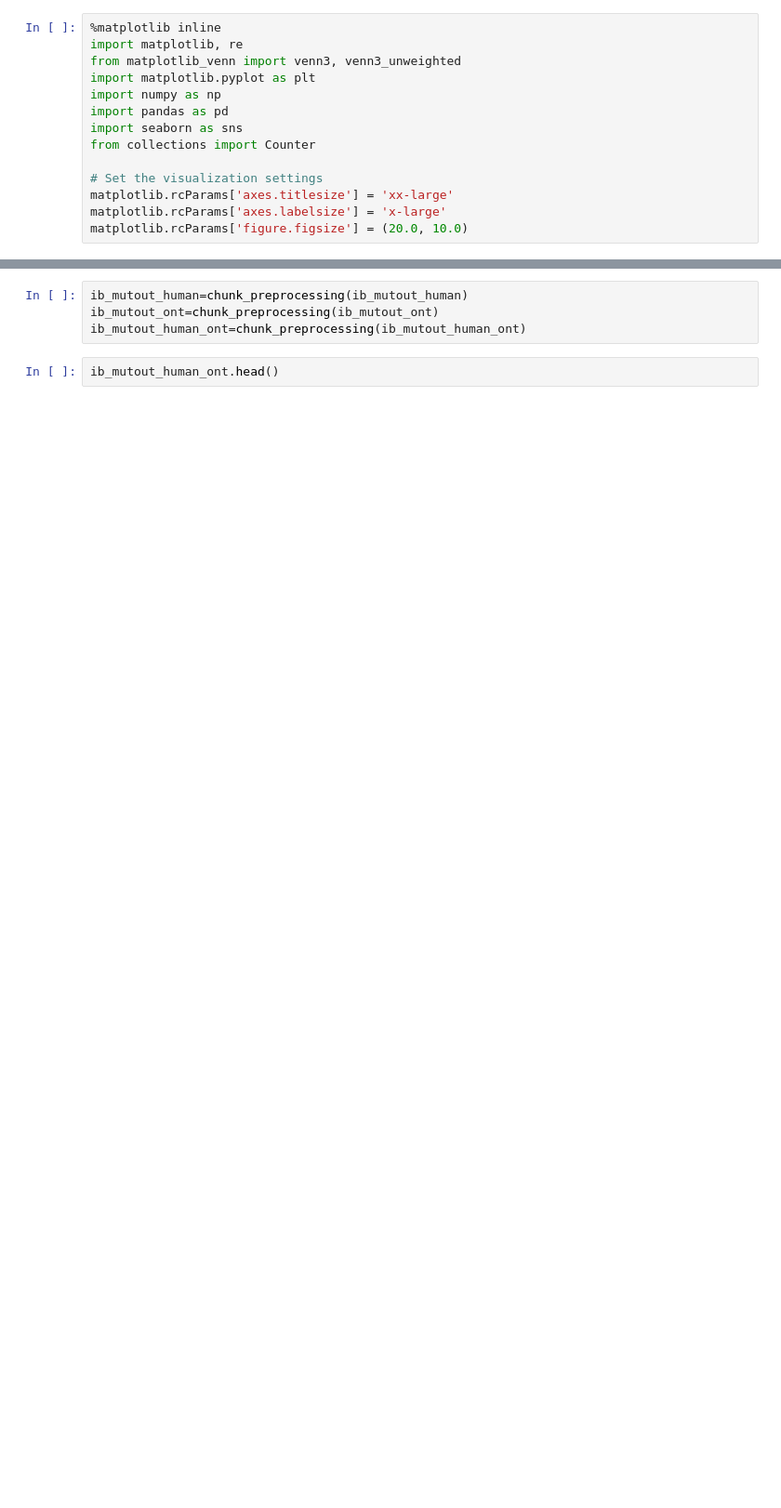
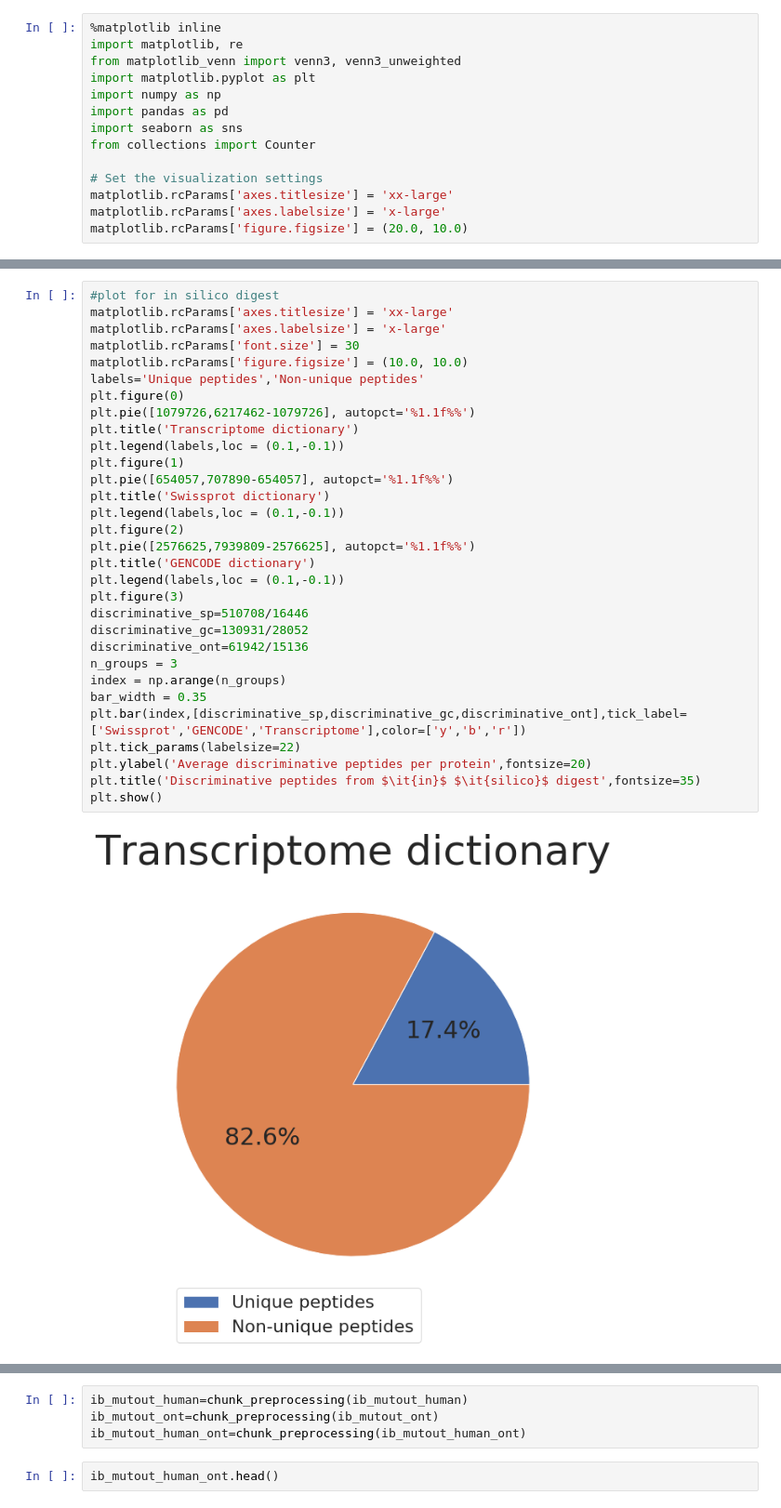
Before and after one commit to cmbi/NA12878-saav-detection, a Jupyter notebook: spectral_search_output_analysis/notebooks/ionbot_analysis.ipynb, the cells around one changed output, grey strips where cells are left out. Shown at 93% size. Drawn from its saved outputs; the diff is of its cells as text; blank space fills up the shorter version.

```diff
--- a/spectral_search_output_analysis/notebooks/ionbot_analysis.ipynb
+++ b/spectral_search_output_analysis/notebooks/ionbot_analysis.ipynb
@@ -14,0 +90,33 @@ matplotlib.rcParams['figure.figsize'] = (20.0, 10.0)
+# %%
+#plot for in silico digest
+matplotlib.rcParams['axes.titlesize'] = 'xx-large'
+matplotlib.rcParams['axes.labelsize'] = 'x-large'
+matplotlib.rcParams['font.size'] = 30
+matplotlib.rcParams['figure.figsize'] = (10.0, 10.0)
+labels='Unique peptides','Non-unique peptides'
+plt.figure(0)
+plt.pie([1079726,6217462-1079726], autopct='%1.1f%%')
+plt.title('Transcriptome dictionary')
+plt.legend(labels,loc = (0.1,-0.1))
+plt.figure(1)
+plt.pie([654057,707890-654057], autopct='%1.1f%%')
+plt.title('Swissprot dictionary')
+plt.legend(labels,loc = (0.1,-0.1))
+plt.figure(2)
+plt.pie([2576625,7939809-2576625], autopct='%1.1f%%')
+plt.title('GENCODE dictionary')
+plt.legend(labels,loc = (0.1,-0.1))
+plt.figure(3)
+discriminative_sp=510708/16446
+discriminative_gc=130931/28052
+discriminative_ont=61942/15136
+n_groups = 3
+index = np.arange(n_groups)
+bar_width = 0.35
+plt.bar(index,[discriminative_sp,discriminative_gc,discriminative_ont],tick_label=['Swissprot','GENCODE','Transcriptome'],color=['y','b','r'])
+plt.tick_params(labelsize=22)
+plt.ylabel('Average discriminative peptides per protein',fontsize=20)
+plt.title('Discriminative peptides from $\it{in}$ $\it{silico}$ digest',fontsize=35)
+plt.show()
+# %% [output]
+[figure, added]
```
Also changed, not shown: parts of 29 cells of this notebook.
